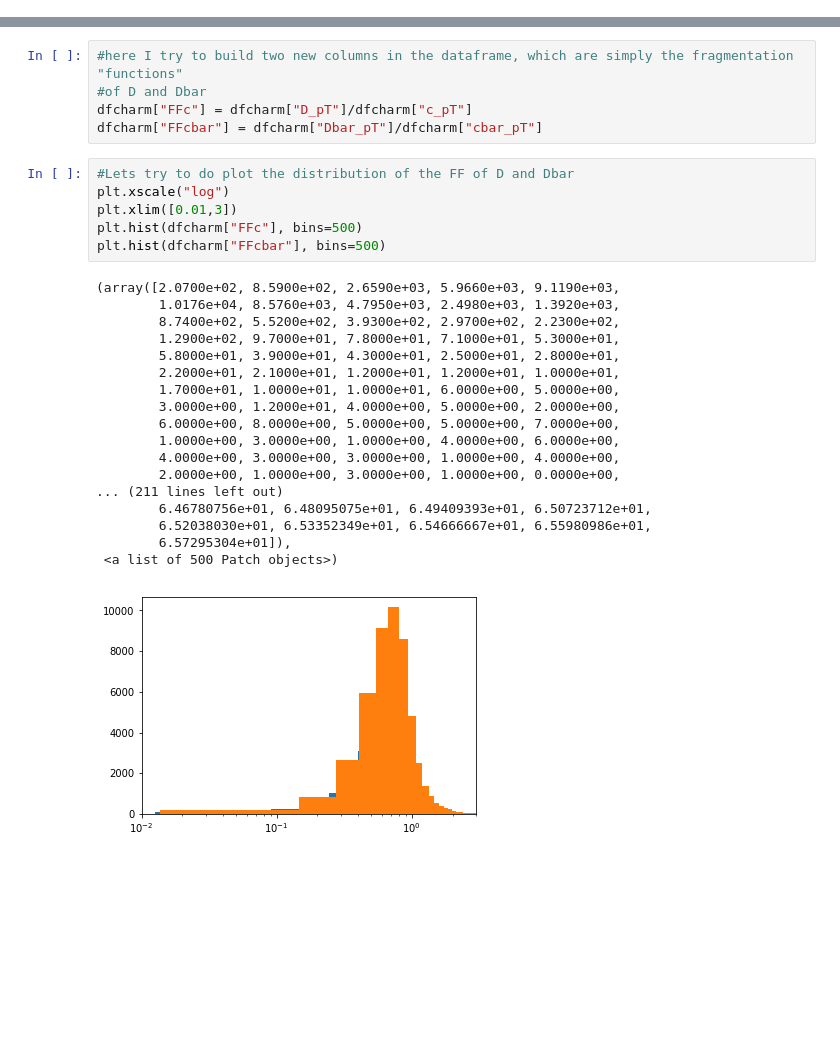
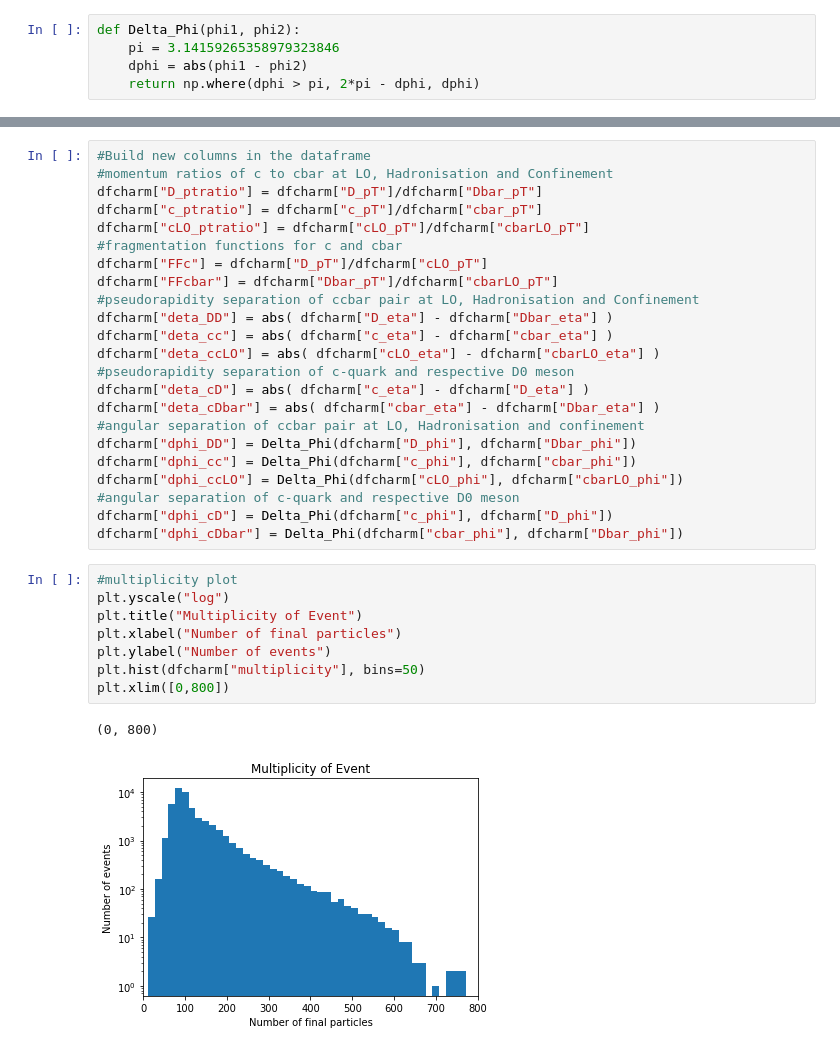
Before and after one commit to JoshuaKMWinter/HF_MPI_Studies, a Jupyter notebook: TestCharm.ipynb, the cells around one changed output, grey strips where cells are left out. Cells and saved outputs as stored; diff of their text form; blank space fills up the shorter version.

Commit message:
Produce DDbar distributions and FF

```diff
--- a/TestCharm.ipynb
+++ b/TestCharm.ipynb
@@ -1 +8,6 @@
+# %%
+def Delta_Phi(phi1, phi2):
+    pi = 3.14159265358979323846
+    dphi = abs(phi1 - phi2)
+    return np.where(dphi > pi, 2*pi - dphi, dphi)
 # %%
@@ -15,31 +26,35 @@ Index(['D_pT', 'D_phi', 'D_eta', 'Dbar_pT', 'Dbar_phi', 'Dbar_eta', 'c_pT',
       dtype='object')
-# %%
-#here I try to build two new columns in the dataframe, which are simply the fragmentation "functions"
-#of D and Dbar
-dfcharm["FFc"] = dfcharm["D_pT"]/dfcharm["c_pT"]
-dfcharm["FFcbar"] = dfcharm["Dbar_pT"]/dfcharm["cbar_pT"]
-# %%
-#Lets try to do plot the distribution of the FF of D and Dbar
-plt.xscale("log")
-plt.xlim([0.01,3])
-plt.hist(dfcharm["FFc"], bins=500)
-plt.hist(dfcharm["FFcbar"], bins=500)
-# %% [output]
-(array([2.0700e+02, 8.5900e+02, 2.6590e+03, 5.9660e+03, 9.1190e+03,
-        1.0176e+04, 8.5760e+03, 4.7950e+03, 2.4980e+03, 1.3920e+03,
-        8.7400e+02, 5.5200e+02, 3.9300e+02, 2.9700e+02, 2.2300e+02,
-        1.2900e+02, 9.7000e+01, 7.8000e+01, 7.1000e+01, 5.3000e+01,
-        5.8000e+01, 3.9000e+01, 4.3000e+01, 2.5000e+01, 2.8000e+01,
-        2.2000e+01, 2.1000e+01, 1.2000e+01, 1.2000e+01, 1.0000e+01,
-        1.7000e+01, 1.0000e+01, 1.0000e+01, 6.0000e+00, 5.0000e+00,
-        3.0000e+00, 1.2000e+01, 4.0000e+00, 5.0000e+00, 2.0000e+00,
-        6.0000e+00, 8.0000e+00, 5.0000e+00, 5.0000e+00, 7.0000e+00,
-        1.0000e+00, 3.0000e+00, 1.0000e+00, 4.0000e+00, 6.0000e+00,
-        4.0000e+00, 3.0000e+00, 3.0000e+00, 1.0000e+00, 4.0000e+00,
-        2.0000e+00, 1.0000e+00, 3.0000e+00, 1.0000e+00, 0.0000e+00,
-... (211 lines left out)
-        6.46780756e+01, 6.48095075e+01, 6.49409393e+01, 6.50723712e+01,
-        6.52038030e+01, 6.53352349e+01, 6.54666667e+01, 6.55980986e+01,
-        6.57295304e+01]),
- <a list of 500 Patch objects>)
-[figure, removed]
+# %%
+#Build new columns in the dataframe
+#momentum ratios of c to cbar at LO, Hadronisation and Confinement
+dfcharm["D_ptratio"] = dfcharm["D_pT"]/dfcharm["Dbar_pT"]
+dfcharm["c_ptratio"] = dfcharm["c_pT"]/dfcharm["cbar_pT"]
+dfcharm["cLO_ptratio"] = dfcharm["cLO_pT"]/dfcharm["cbarLO_pT"]
+#fragmentation functions for c and cbar
+dfcharm["FFc"] = dfcharm["D_pT"]/dfcharm["cLO_pT"]
+dfcharm["FFcbar"] = dfcharm["Dbar_pT"]/dfcharm["cbarLO_pT"]
+#pseudorapidity separation of ccbar pair at LO, Hadronisation and Confinement
+dfcharm["deta_DD"] = abs( dfcharm["D_eta"] - dfcharm["Dbar_eta"] )
+dfcharm["deta_cc"] = abs( dfcharm["c_eta"] - dfcharm["cbar_eta"] )
+dfcharm["deta_ccLO"] = abs( dfcharm["cLO_eta"] - dfcharm["cbarLO_eta"] )
+#pseudorapidity separation of c-quark and respective D0 meson
+dfcharm["deta_cD"] = abs( dfcharm["c_eta"] - dfcharm["D_eta"] )
+dfcharm["deta_cDbar"] = abs( dfcharm["cbar_eta"] - dfcharm["Dbar_eta"] )
+#angular separation of ccbar pair at LO, Hadronisation and confinement
+dfcharm["dphi_DD"] = Delta_Phi(dfcharm["D_phi"], dfcharm["Dbar_phi"])
+dfcharm["dphi_cc"] = Delta_Phi(dfcharm["c_phi"], dfcharm["cbar_phi"])
+dfcharm["dphi_ccLO"] = Delta_Phi(dfcharm["cLO_phi"], dfcharm["cbarLO_phi"])
+#angular separation of c-quark and respective D0 meson
+dfcharm["dphi_cD"] = Delta_Phi(dfcharm["c_phi"], dfcharm["D_phi"])
+dfcharm["dphi_cDbar"] = Delta_Phi(dfcharm["cbar_phi"], dfcharm["Dbar_phi"])
+# %%
+#multiplicity plot
+plt.yscale("log")
+plt.title("Multiplicity of Event")
+plt.xlabel("Number of final particles")
+plt.ylabel("Number of events")
+plt.hist(dfcharm["multiplicity"], bins=50)
+plt.xlim([0,800])
+# %% [output]
+(0, 800)
+[figure, added]
```
Also changed, not shown: parts of 16 cells of this notebook, 3 other files.
